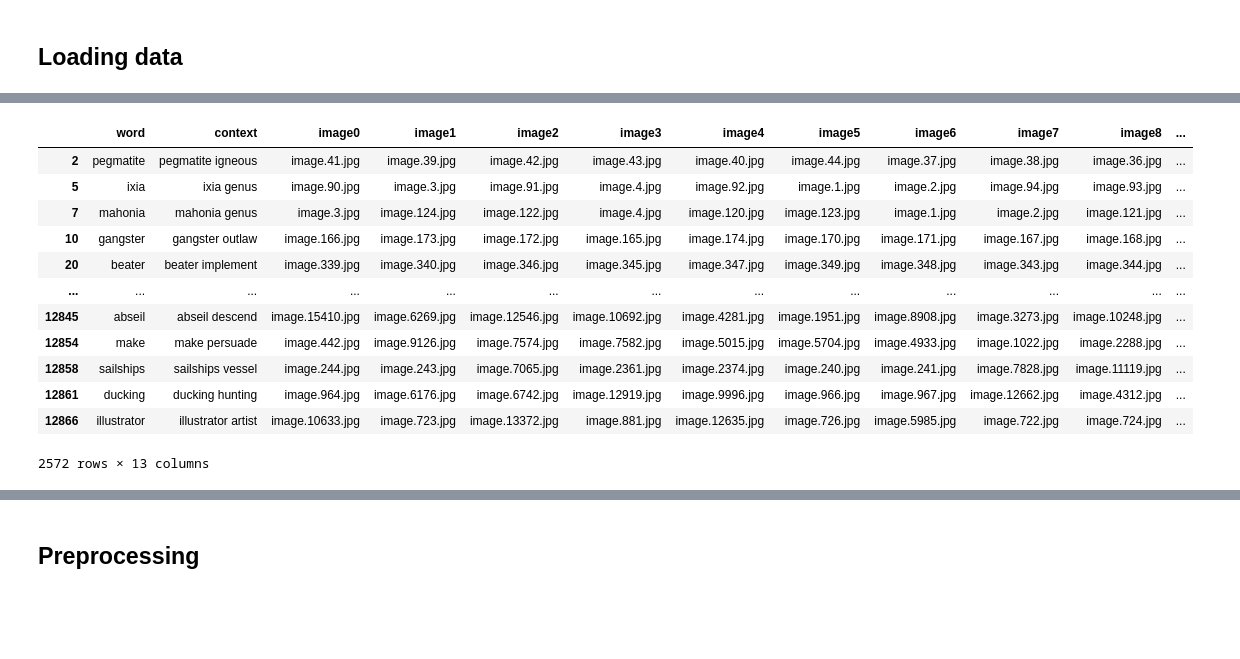
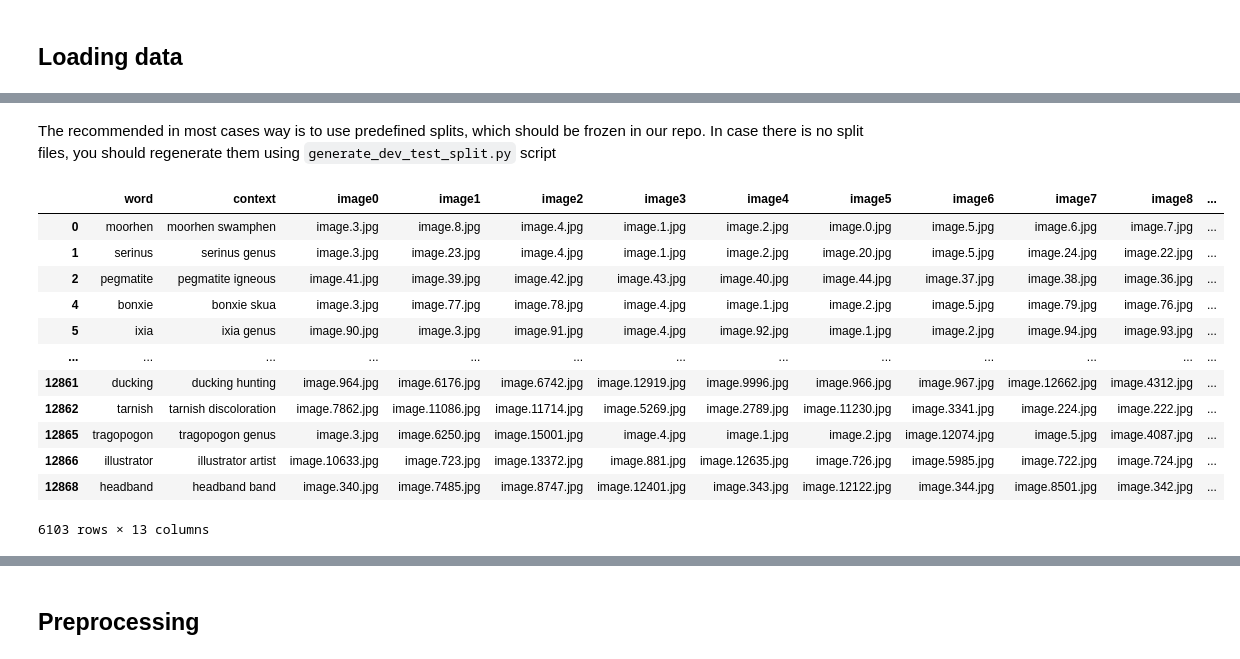
Before and after one commit to deniskokosss/VWSD, a Jupyter notebook: notebooks/template.ipynb, the cells around one changed output, grey strips where cells are left out. Saved outputs shown, nothing was run; the diff lists cells and outputs as text; code cells hidden in the pictures; blank space fills up the shorter version.

```diff
--- a/notebooks/template.ipynb
+++ b/notebooks/template.ipynb
@@ -22,13 +26,10 @@ from src.evaluation import evaluate, make_submission_file
 # %%
-logger = logging.getLogger()
-logger.setLevel(logging.DEBUG)
-
 DATASET_VERSION = "v1"
 PART = "train"
 PATH = Path("data").resolve() / f"{PART}_{DATASET_VERSION}"
 DATA_PATH = PATH / f"{PART}.data.{DATASET_VERSION}.txt"
 LABELS_PATH = PATH / f"{PART}.gold.{DATASET_VERSION}.txt"
 IMAGES_PATH = PATH / f"{PART}_images_{DATASET_VERSION}"
-RANDOM_STATE = 42
-DEVICE = torch.device("cuda" if torch.cuda.is_available() else "cpu")
-print(f"Running on {DEVICE}")
+TRAIN_SPLIT_PATH = PATH / "split_train.txt"
+VALIDATION_SPLIT_PATH = PATH / "split_valid.txt"
+TEST_SPLIT_PATH = PATH / "split_test.txt"
@@ -88,16 +71,26 @@ splits["validation"]
-# %%
-splits["test"]
-# %% [output]
-|  | word | context | image0 | image1 | image2 | image3 | image4 | image5 | image6 | image7 | image8 | ... |
-| 2 | pegmatite | pegmatite igneous | image.41.jpg | image.39.jpg | image.42.jpg | image.43.jpg | image.40.jpg | image.44.jpg | image.37.jpg | image.38.jpg | image.36.jpg | ... |
-| 5 | ixia | ixia genus | image.90.jpg | image.3.jpg | image.91.jpg | image.4.jpg | image.92.jpg | image.1.jpg | image.2.jpg | image.94.jpg | image.93.jpg | ... |
-| 7 | mahonia | mahonia genus | image.3.jpg | image.124.jpg | image.122.jpg | image.4.jpg | image.120.jpg | image.123.jpg | image.1.jpg | image.2.jpg | image.121.jpg | ... |
-| 10 | gangster | gangster outlaw | image.166.jpg | image.173.jpg | image.172.jpg | image.165.jpg | image.174.jpg | image.170.jpg | image.171.jpg | image.167.jpg | image.168.jpg | ... |
-| 20 | beater | beater implement | image.339.jpg | image.340.jpg | image.346.jpg | image.345.jpg | image.347.jpg | image.349.jpg | image.348.jpg | image.343.jpg | image.344.jpg | ... |
-| ... | ... | ... | ... | ... | ... | ... | ... | ... | ... | ... | ... | ... |
-| 12845 | abseil | abseil descend | image.15410.jpg | image.6269.jpg | image.12546.jpg | image.10692.jpg | image.4281.jpg | image.1951.jpg | image.8908.jpg | image.3273.jpg | image.10248.jpg | ... |
-| 12854 | make | make persuade | image.442.jpg | image.9126.jpg | image.7574.jpg | image.7582.jpg | image.5015.jpg | image.5704.jpg | image.4933.jpg | image.1022.jpg | image.2288.jpg | ... |
-| 12858 | sailships | sailships vessel | image.244.jpg | image.243.jpg | image.7065.jpg | image.2361.jpg | image.2374.jpg | image.240.jpg | image.241.jpg | image.7828.jpg | image.11119.jpg | ... |
-| 12861 | ducking | ducking hunting | image.964.jpg | image.6176.jpg | image.6742.jpg | image.12919.jpg | image.9996.jpg | image.966.jpg | image.967.jpg | image.12662.jpg | image.4312.jpg | ... |
-| 12866 | illustrator | illustrator artist | image.10633.jpg | image.723.jpg | image.13372.jpg | image.881.jpg | image.12635.jpg | image.726.jpg | image.5985.jpg | image.722.jpg | image.724.jpg | ... |
-2572 rows × 13 columns
+# %% [markdown]
+The recommended in most cases way is to use predefined splits, which should be frozen in our repo. In case there is no split files, you should regenerate them using `generate_dev_test_split.py` script
+# %%
+df = pd.read_csv(DATA_PATH, sep='\t', header=None)
+df.columns = ["word", "context"] + [f"image{i}" for i in range(10)]
+df["label"] = pd.read_csv(LABELS_PATH, sep='\t', header=None)
+
+train_df = df.loc[pd.read_csv(TRAIN_SPLIT_PATH, sep='\t', header=None).T.values[0]]
+validation_df = df.loc[pd.read_csv(VALIDATION_SPLIT_PATH, sep='\t', header=None).T.values[0]]
+test_df = df.loc[pd.read_csv(TEST_SPLIT_PATH, sep='\t', header=None).T.values[0]]
+# %%
+train_df
+# %% [output]
+|  | word | context | image0 | image1 | image2 | image3 | image4 | image5 | image6 | image7 | image8 | ... |
+| 0 | moorhen | moorhen swamphen | image.3.jpg | image.8.jpg | image.4.jpg | image.1.jpg | image.2.jpg | image.0.jpg | image.5.jpg | image.6.jpg | image.7.jpg | ... |
+| 1 | serinus | serinus genus | image.3.jpg | image.23.jpg | image.4.jpg | image.1.jpg | image.2.jpg | image.20.jpg | image.5.jpg | image.24.jpg | image.22.jpg | ... |
+| 2 | pegmatite | pegmatite igneous | image.41.jpg | image.39.jpg | image.42.jpg | image.43.jpg | image.40.jpg | image.44.jpg | image.37.jpg | image.38.jpg | image.36.jpg | ... |
+| 4 | bonxie | bonxie skua | image.3.jpg | image.77.jpg | image.78.jpg | image.4.jpg | image.1.jpg | image.2.jpg | image.5.jpg | image.79.jpg | image.76.jpg | ... |
+| 5 | ixia | ixia genus | image.90.jpg | image.3.jpg | image.91.jpg | image.4.jpg | image.92.jpg | image.1.jpg | image.2.jpg | image.94.jpg | image.93.jpg | ... |
+| ... | ... | ... | ... | ... | ... | ... | ... | ... | ... | ... | ... | ... |
+| 12861 | ducking | ducking hunting | image.964.jpg | image.6176.jpg | image.6742.jpg | image.12919.jpg | image.9996.jpg | image.966.jpg | image.967.jpg | image.12662.jpg | image.4312.jpg | ... |
+| 12862 | tarnish | tarnish discoloration | image.7862.jpg | image.11086.jpg | image.11714.jpg | image.5269.jpg | image.2789.jpg | image.11230.jpg | image.3341.jpg | image.224.jpg | image.222.jpg | ... |
+| 12865 | tragopogon | tragopogon genus | image.3.jpg | image.6250.jpg | image.15001.jpg | image.4.jpg | image.1.jpg | image.2.jpg | image.12074.jpg | image.5.jpg | image.4087.jpg | ... |
+| 12866 | illustrator | illustrator artist | image.10633.jpg | image.723.jpg | image.13372.jpg | image.881.jpg | image.12635.jpg | image.726.jpg | image.5985.jpg | image.722.jpg | image.724.jpg | ... |
+| 12868 | headband | headband band | image.340.jpg | image.7485.jpg | image.8747.jpg | image.12401.jpg | image.343.jpg | image.12122.jpg | image.344.jpg | image.8501.jpg | image.342.jpg | ... |
+6103 rows × 13 columns
```
Also changed, not shown: parts of 20 cells of this notebook, 3 other files.
